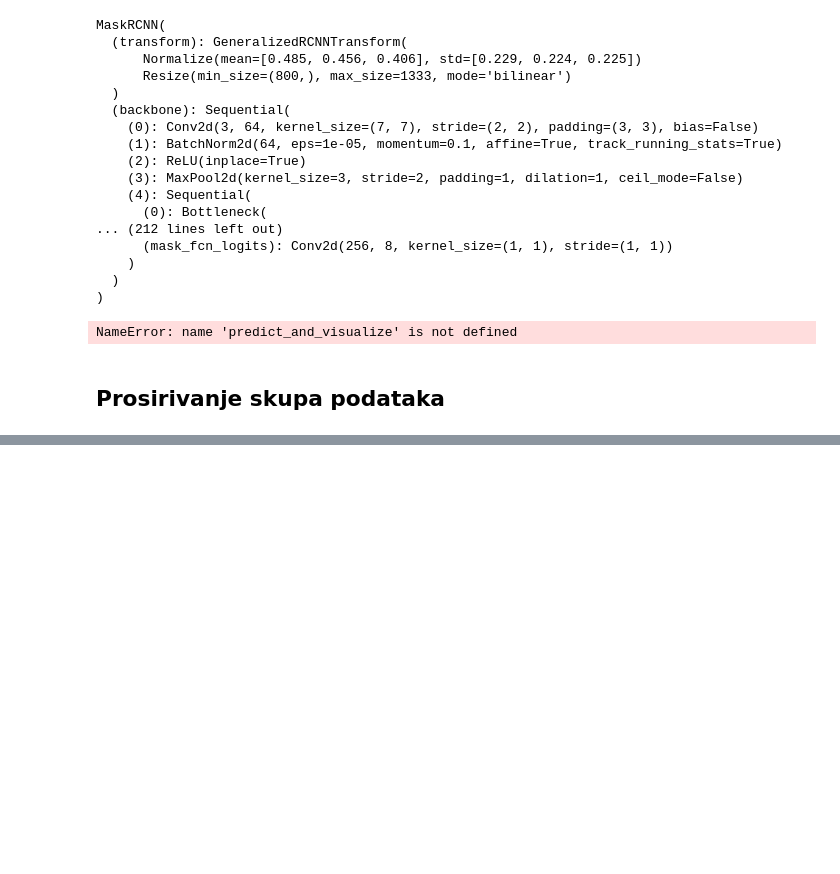
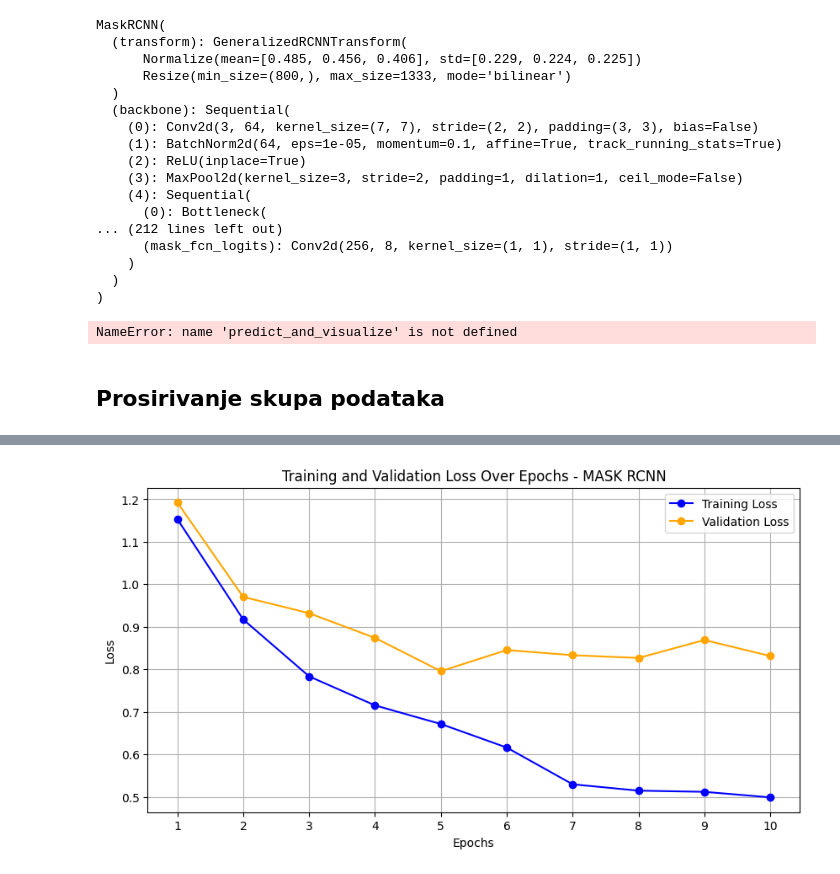
Before and after one commit to kristijanpetronijevic/panoptic, a Jupyter notebook: code/models/mask_rcnn.ipynb, the cells around one changed output, grey strips where cells are left out. Cells and saved outputs as stored; diff of their text form; code cells hidden in the pictures; blank space fills up the shorter version.

Commit message:
Model trained on augmented data

```diff
--- a/code/models/mask_rcnn.ipynb
+++ b/code/models/mask_rcnn.ipynb
@@ -313,14 +288,17 @@ def train(model, train_loader, val_loader, optimizer, lr_scheduler, num_epochs =
         print(f"Epoch loss: {epoch_loss}")
         train_losses.append(epoch_loss)
 
+        torch.cuda.empty_cache()
+
         val_epoch_loss, val_mAP_bbox, _ = evaluate(model, val_loader, device)
         val_mAP_bbox = val_mAP_bbox['map']
         print(f"Validation loss: {val_epoch_loss}\nValidation bbox mAP: {val_mAP_bbox}")
 
         map_values_bbox.append(val_mAP_bbox)
+        val_losses.append(val_epoch_loss)
 
-        val_losses.append(val_epoch_loss)
         lr_scheduler.step()
+        torch.cuda.empty_cache()
 
         if save_checkpoint_path != None:
           save_model_weights(model, optimizer, MODEL_DIR_PATH, f'{epoch}_{datetime.now().strftime("%Y.%m.%d_%H.%M.%S")}')
@@ -682,3 +637,8 @@ geom_transforms =  [A.ShiftScaleRotate(shift_limit=0.0625, scale_limit=0.1, rota
 # %%
-augmented_train_dataset = DatasetAugs(IMAGE_DIR, [TRAIN_ANNOTATION], geom_transforms)
-train_loader = DataLoader(train_dataset, batch_size=4, shuffle=True, num_workers=2, collate_fn=lambda x: tuple(zip(*x)))
+augmented_train_dataset = DatasetAugs(IMAGES_DIR, [TRAIN_ANNOTATION], geom_transforms, size_factor = 2)
+val_dataset = CustomDataset(IMAGES_DIR, [
+    VAL_ANNOTATION
+], transforms=T.Compose([T.ToTensor()]))
+
+train_loader = DataLoader(augmented_train_dataset, batch_size=4, shuffle=True, num_workers=2, collate_fn=lambda x: tuple(zip(*x)))
+val_loader = DataLoader(val_dataset, batch_size=4, shuffle=False, num_workers=2, collate_fn=lambda x: tuple(zip(*x)))
@@ -685,10 +658,10 @@ train_loader = DataLoader(train_dataset, batch_size=4, shuffle=True, num_workers
 # %%
 model = get_instance_segmentation_model(NUM_CLASSES)
-model.to('cpu')
+model.to(device)
 
 params = [p for p in model.parameters() if p.requires_grad]
 optimizer = torch.optim.SGD(params, lr=0.005, momentum=0.9, weight_decay=0.0005)
-lr_scheduler = torch.optim.lr_scheduler.StepLR(optimizer, step_size=3, gamma=0.1)
-num_epochs = 5
+lr_scheduler = torch.optim.lr_scheduler.StepLR(optimizer, step_size=6, gamma=0.1)
+num_epochs = 10
 # %%
-model, train_losses, val_losses, map_values_bbox  = train(model, train_loader, val_loader, optimizer, lr_scheduler, num_epochs)
+model, train_losses, val_losses, map_values_bbox  = train(model, train_loader, val_loader, optimizer, lr_scheduler, num_epochs, save_checkpoint_path=MODEL_DIR_PATH)
@@ -694,0 +686,4 @@ model, train_losses, val_losses, map_values_bbox  = train(model, train_loader, v
+# %%
+plot_losses(train_losses, val_losses)
+# %% [output]
+[figure, added]
```
Also changed, not shown: parts of 13 cells of this notebook.
